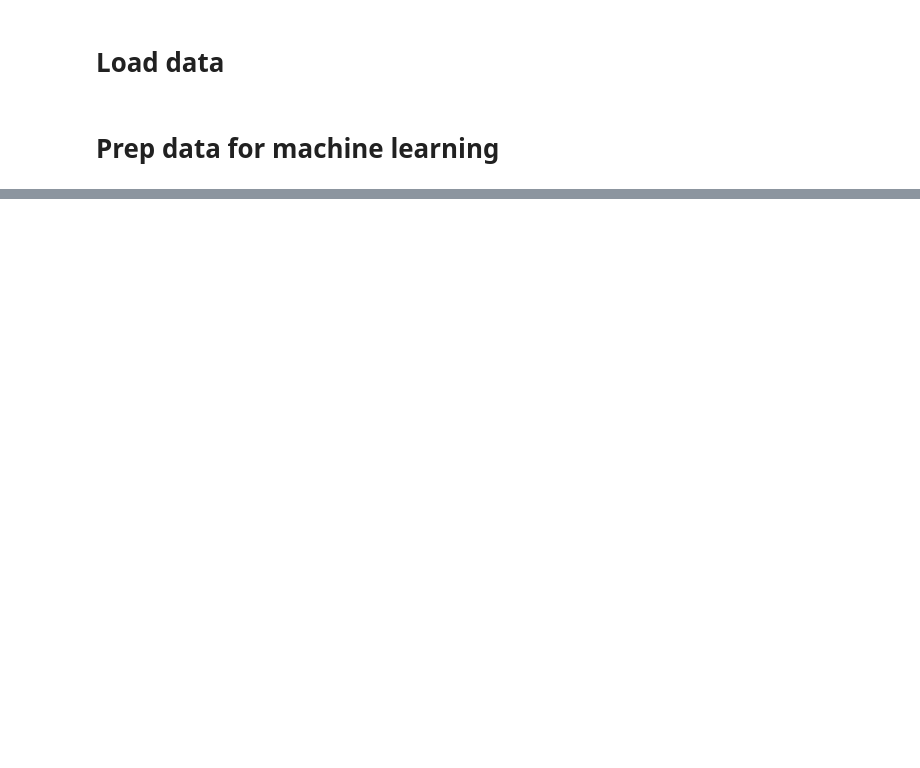
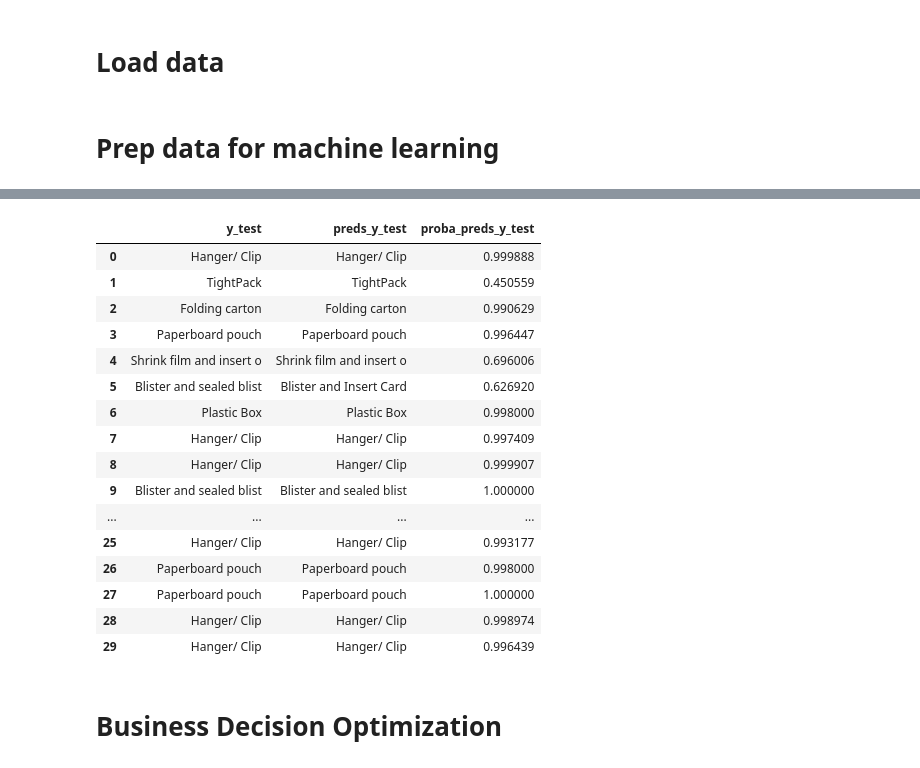
Before and after one commit to tiefenthaler/pytorch-lightning-tabular-classification, a Jupyter notebook: notebooks/30_business_decision_optimization_best model.ipynb, the cells around one changed output, grey strips where cells are left out. Drawn from its saved outputs; the diff is of its cells as text; code cells hidden in the pictures; blank space fills up the shorter version.

```diff
--- a/notebooks/30_business_decision_optimization_best model.ipynb
+++ b/notebooks/30_business_decision_optimization_best model.ipynb
@@ -600,0 +279,41 @@ count:  7058
+# %%
+# Create df with y_test, preds_y_test & proba_preds_y_test
+
+# prediction
+preds_y_test = best_model.predict(X_test_transformed)
+preds_y_test_inverse = label_encoder.inverse_transform(preds_y_test)
+
+# get proba of predicted class (determine max proba value from all classes per row)
+preds_y_test = best_model.predict_proba(X_test_transformed)
+df_proba = pd.DataFrame(preds_y_test, columns=best_model.classes_)
+df_proba['predicted_class_proba'] = df_proba.max(axis=1)
+proba_preds_y_test = df_proba['predicted_class_proba'].values
+
+y_test_dict = {
+    'y_test': y_test.to_numpy(),
+    'preds_y_test': preds_y_test_inverse,
+    'proba_preds_y_test': proba_preds_y_test,
+}
+
+df_y_test = pd.DataFrame(y_test_dict)
+df_y_test.head(30)
+# %% [output]
+|  | y_test | preds_y_test | proba_preds_y_test |
+| 0 | Hanger/ Clip | Hanger/ Clip | 0.999888 |
+| 1 | TightPack | TightPack | 0.450559 |
+| 2 | Folding carton | Folding carton | 0.990629 |
+| 3 | Paperboard pouch | Paperboard pouch | 0.996447 |
+| 4 | Shrink film and insert o | Shrink film and insert o | 0.696006 |
+| 5 | Blister and sealed blist | Blister and Insert Card | 0.626920 |
+| 6 | Plastic Box | Plastic Box | 0.998000 |
+| 7 | Hanger/ Clip | Hanger/ Clip | 0.997409 |
+| 8 | Hanger/ Clip | Hanger/ Clip | 0.999907 |
+| 9 | Blister and sealed blist | Blister and sealed blist | 1.000000 |
+| ... | ... | ... | ... |
+| 25 | Hanger/ Clip | Hanger/ Clip | 0.993177 |
+| 26 | Paperboard pouch | Paperboard pouch | 0.998000 |
+| 27 | Paperboard pouch | Paperboard pouch | 1.000000 |
+| 28 | Hanger/ Clip | Hanger/ Clip | 0.998974 |
+| 29 | Hanger/ Clip | Hanger/ Clip | 0.996439 |
+# %% [markdown]
+# Business Decision Optimization
```
Also changed, not shown: parts of 45 cells of this notebook.
